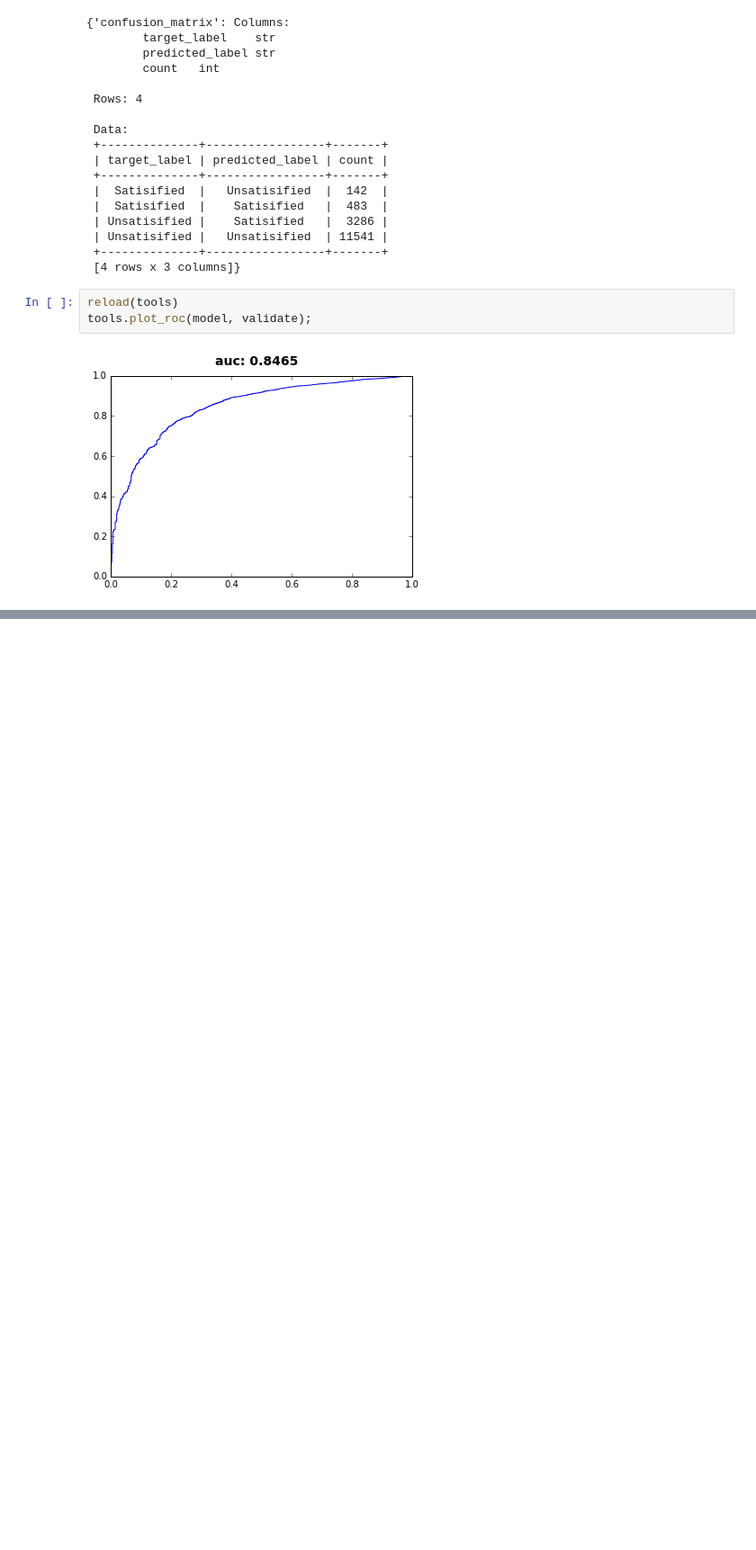
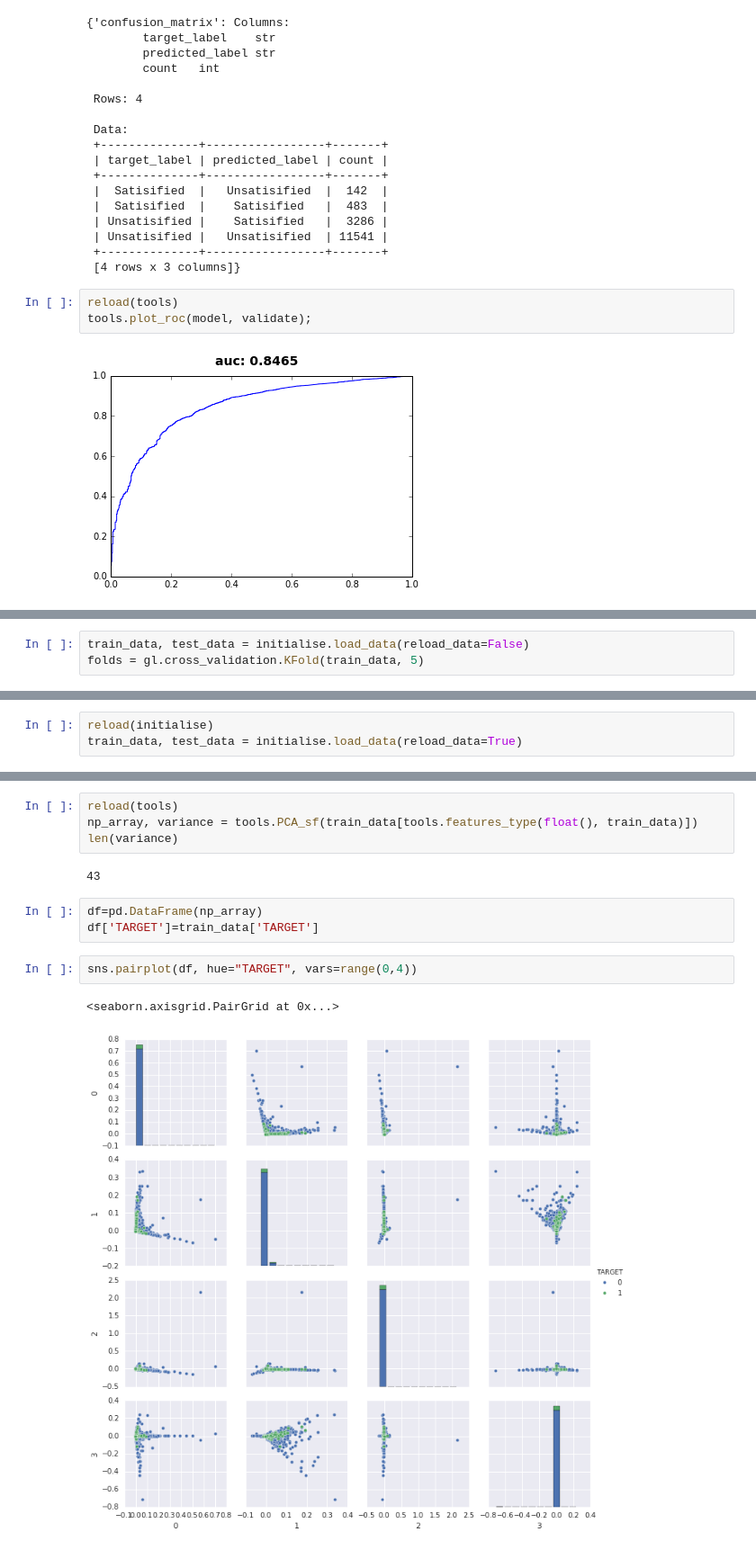
Before and after one commit to Kevin-McIsaac/Santander, a Jupyter notebook: 2.0 Feature Exploration.ipynb, the cells around one changed output, grey strips where cells are left out. Shown at 90% size. Saved outputs shown, nothing was run; the diff lists cells and outputs as text; blank space fills up the shorter version.

```diff
--- a/2.0 Feature Exploration.ipynb
+++ b/2.0 Feature Exploration.ipynb
@@ -208,0 +466,3 @@ Lets look at CV 5 folds
+# %%
+train_data, test_data = initialise.load_data(reload_data=False)
+folds = gl.cross_validation.KFold(train_data, 5)
@@ -208,0 +577,3 @@ Lets look at CV 5 folds
+# %%
+reload(initialise)
+train_data, test_data = initialise.load_data(reload_data=True)
@@ -208,0 +591,14 @@ Lets look at CV 5 folds
+# %%
+reload(tools)
+np_array, variance = tools.PCA_sf(train_data[tools.features_type(float(), train_data)])
+len(variance)
+# %% [output]
+43
+# %%
+df=pd.DataFrame(np_array)
+df['TARGET']=train_data['TARGET']
+# %%
+sns.pairplot(df, hue="TARGET", vars=range(0,4))
+# %% [output]
+<seaborn.axisgrid.PairGrid at 0x...>
+[figure, added]
```
Also changed, not shown: parts of 98 cells of this notebook, 3 other files.
